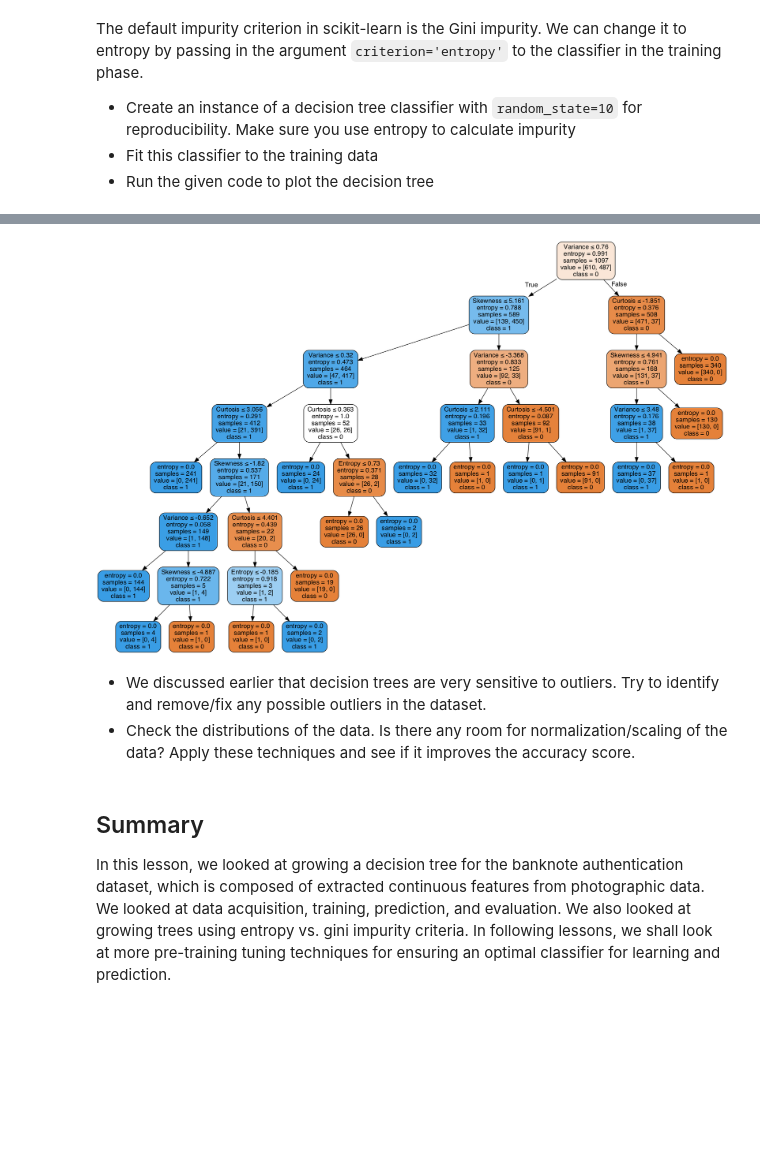
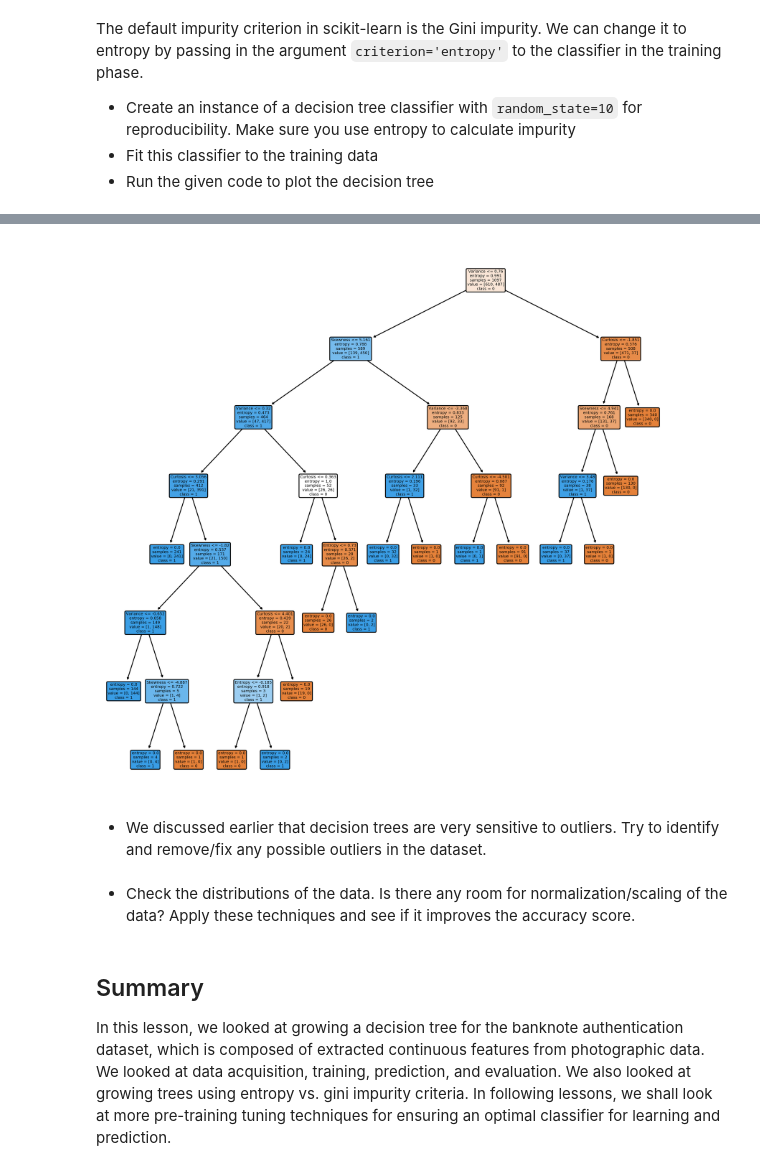
Before and after one commit to learn-co-curriculum/dsc-decision-trees-lab, a Jupyter notebook: index.ipynb, the cells around one changed output, grey strips where cells are left out. Saved outputs shown, nothing was run; the diff lists cells and outputs as text; code cells hidden in the pictures; blank space fills up the shorter version.

```diff
--- a/index.ipynb
+++ b/index.ipynb
@@ -164,20 +173,17 @@ DecisionTreeClassifier(class_weight=None, criterion='entropy', max_depth=None,
                        random_state=10, splitter='best')
-# %%
-# Create DOT data
-dot_data = export_graphviz(classifier_2, out_file=None,
-                           feature_names=X_train.columns,
-                           class_names=np.unique(y).astype('str'),
-                           filled=True, rounded=True, special_characters=True)
-
-# Draw graph
-graph = graph_from_dot_data(dot_data)
-
-# Show graph
-Image(graph.create_png())
-# %% [output]
-[figure, removed]
+# %%
+# Plot and show decision tree
+plt.figure(figsize=(12,12), dpi=500)
+tree.plot_tree(classifier_2,
+               feature_names=X.columns,
+               class_names=np.unique(y).astype('str'),
+               filled=True, rounded=True)
+plt.show()
+# %% [output]
+[figure, added]
+# %% [markdown]
+- We discussed earlier that decision trees are very sensitive to outliers. Try to identify and remove/fix any possible outliers in the dataset.
 # %% [markdown]
-- We discussed earlier that decision trees are very sensitive to outliers. Try to identify and remove/fix any possible outliers in the dataset.
 - Check the distributions of the data. Is there any room for normalization/scaling of the data? Apply these techniques and see if it improves the accuracy score.
 # %% [markdown]
 ## Summary
```
Also changed, not shown: parts of 5 cells of this notebook, 4 other files.
